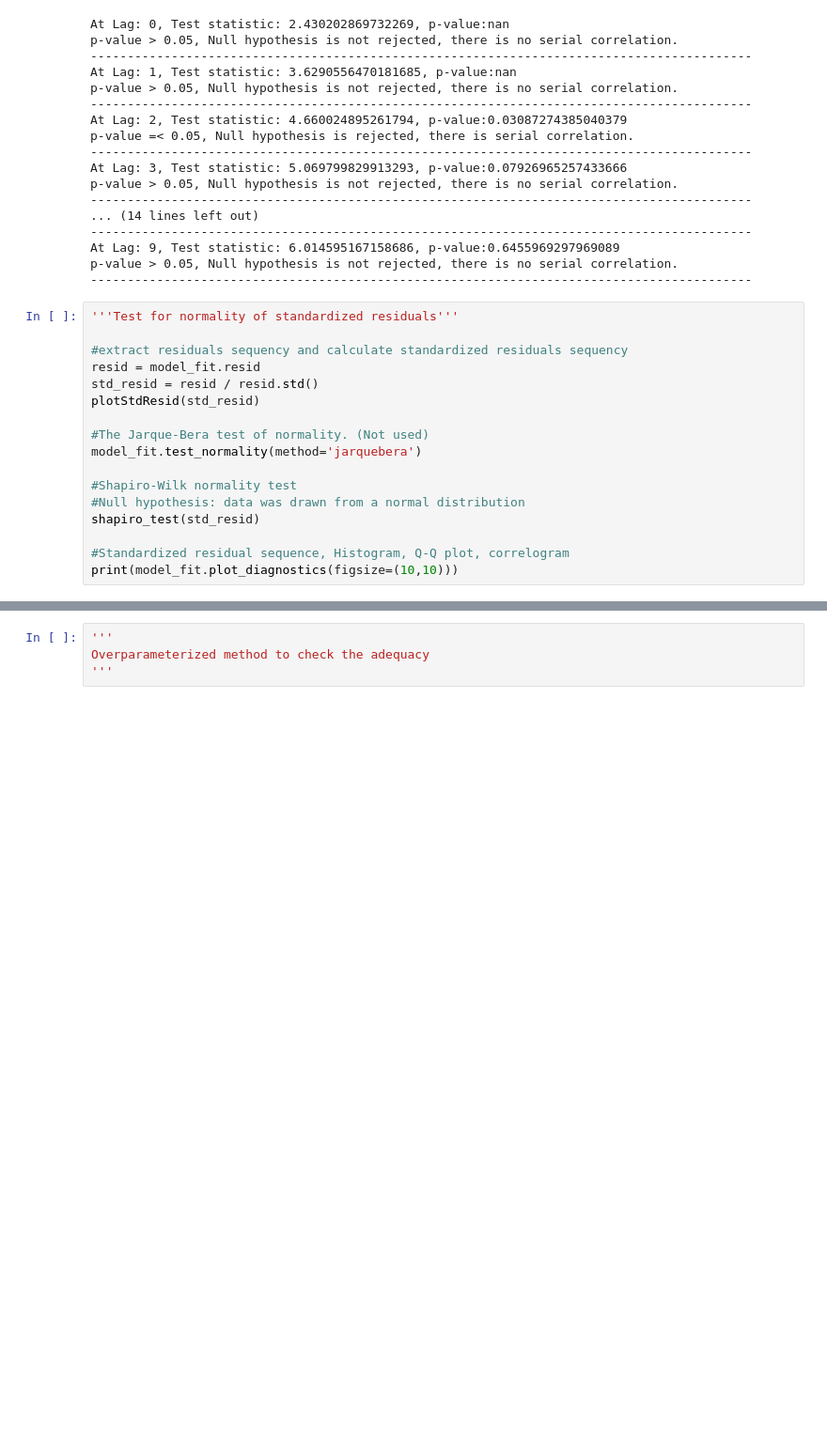
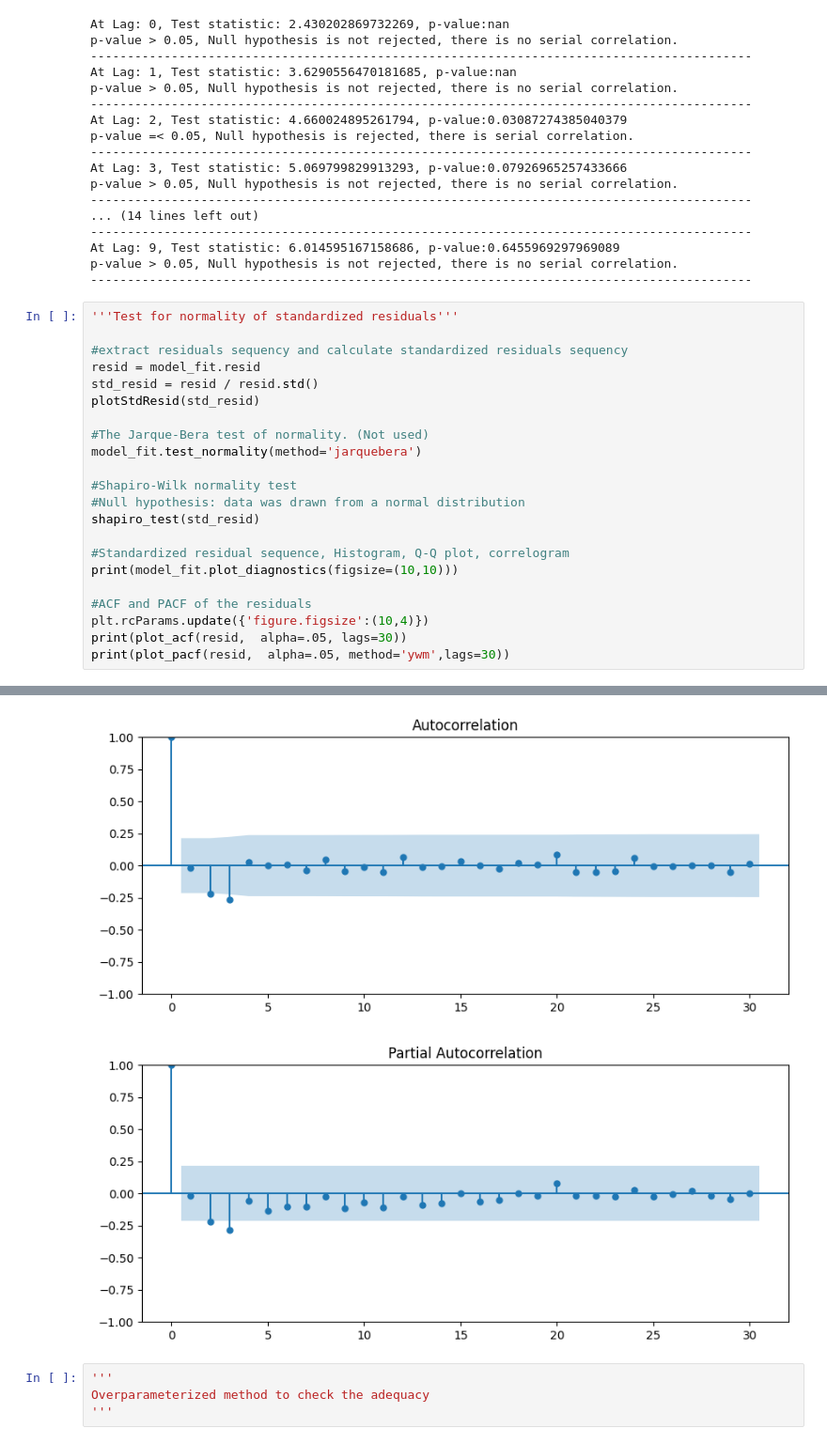
Before and after one commit to edmund844328/STAT4601_TimeSeriesForecasting, a Jupyter notebook: timeSeriesModelPy.ipynb, the cells around one changed output, grey strips where cells are left out. Shown at 94% size. Drawn from its saved outputs; the diff is of its cells as text; blank space fills up the shorter version.

Commit message:
Support residual ACF, PACF

```diff
--- a/timeSeriesModelPy.ipynb
+++ b/timeSeriesModelPy.ipynb
@@ -306,6 +321,11 @@ shapiro_test(std_resid)
 
 #Standardized residual sequence, Histogram, Q-Q plot, correlogram
 print(model_fit.plot_diagnostics(figsize=(10,10)))
+
+#ACF and PACF of the residuals
+plt.rcParams.update({'figure.figsize':(10,4)})
+print(plot_acf(resid,  alpha=.05, lags=30))
+print(plot_pacf(resid,  alpha=.05, method='ywm',lags=30))
 # %% [output]
 -------------------------------Shapiro-Wilk normality test Result------------------------------
 Test statistic: 0.6550568342208862
@@ -316,5 +338,7 @@ Figure(1000x1000)
 [figure]
 [figure]
+[figure, added]
+[figure, added]
 # %%
 '''
 Overparameterized method to check the adequacy
```
Also changed, not shown: parts of 7 cells of this notebook.
